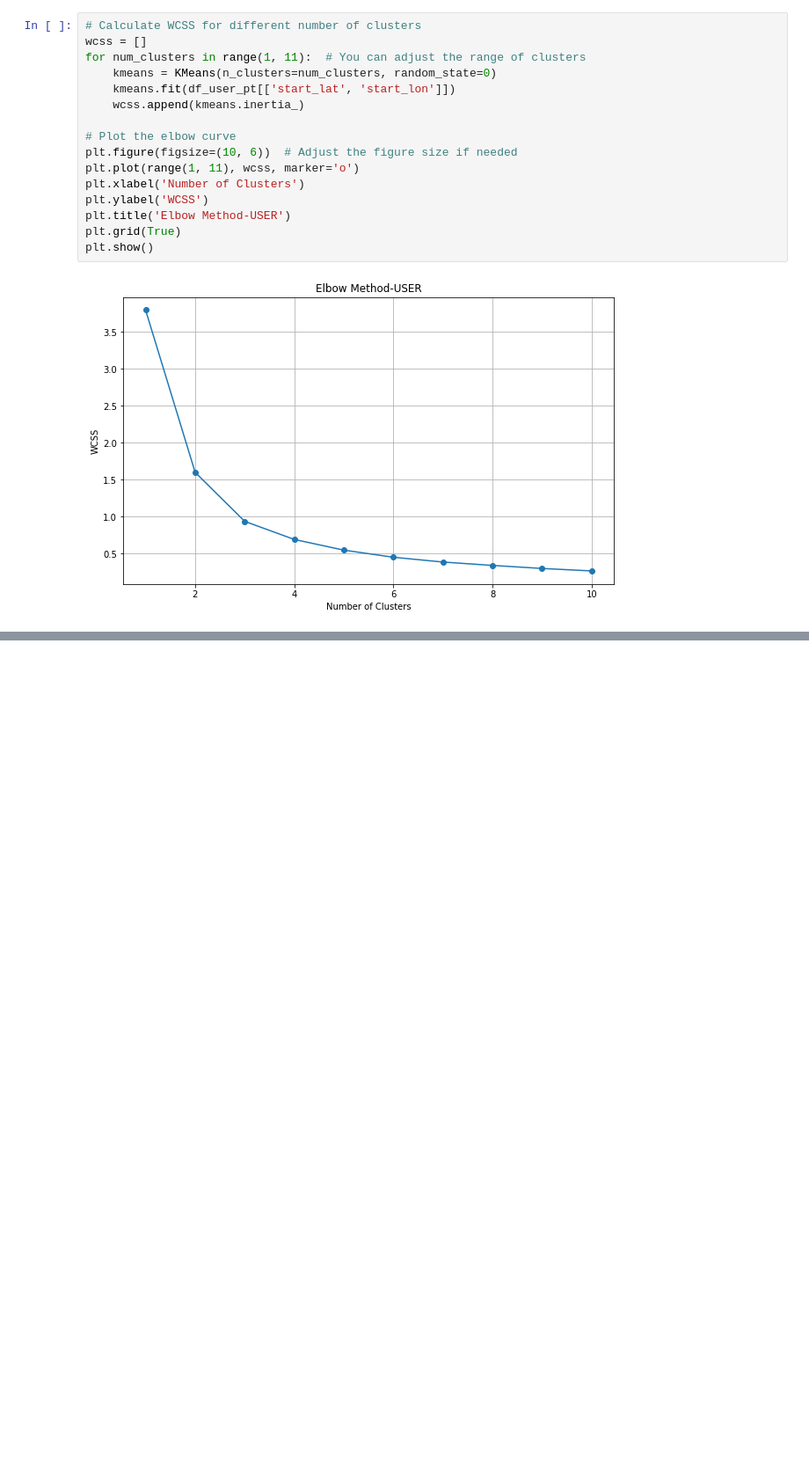
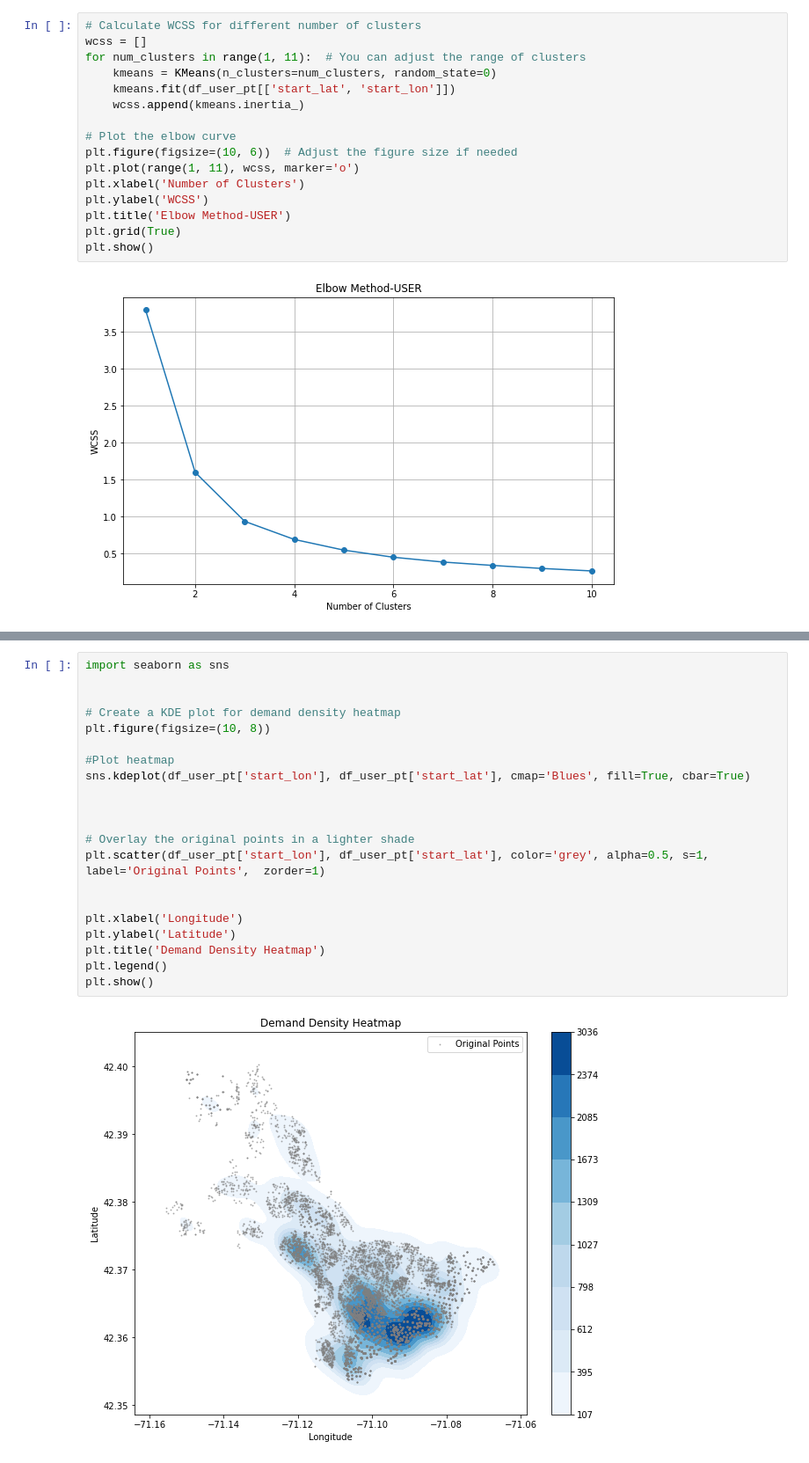
Before and after one commit to CityScope/MobilityTable_SanSebastian, a Jupyter notebook: preprocessing/DemandClusters.ipynb, the cells around one changed output, grey strips where cells are left out. Shown at 88% size. Saved outputs shown, nothing was run; the diff lists cells and outputs as text; blank space fills up the shorter version.

```diff
--- a/preprocessing/DemandClusters.ipynb
+++ b/preprocessing/DemandClusters.ipynb
@@ -130,0 +204,23 @@ plt.show()
+# %%
+import seaborn as sns
+
+
+# Create a KDE plot for demand density heatmap
+plt.figure(figsize=(10, 8))
+
+#Plot heatmap
+sns.kdeplot(df_user_pt['start_lon'], df_user_pt['start_lat'], cmap='Blues', fill=True, cbar=True)
+
+
+
+# Overlay the original points in a lighter shade
+plt.scatter(df_user_pt['start_lon'], df_user_pt['start_lat'], color='grey', alpha=0.5, s=1, label='Original Points',  zorder=1)
+
+
+plt.xlabel('Longitude')
+plt.ylabel('Latitude')
+plt.title('Demand Density Heatmap')
+plt.legend()
+plt.show()
+# %% [output]
+[figure, added]
```
Also changed, not shown: parts of 17 cells of this notebook, 2 other files.
